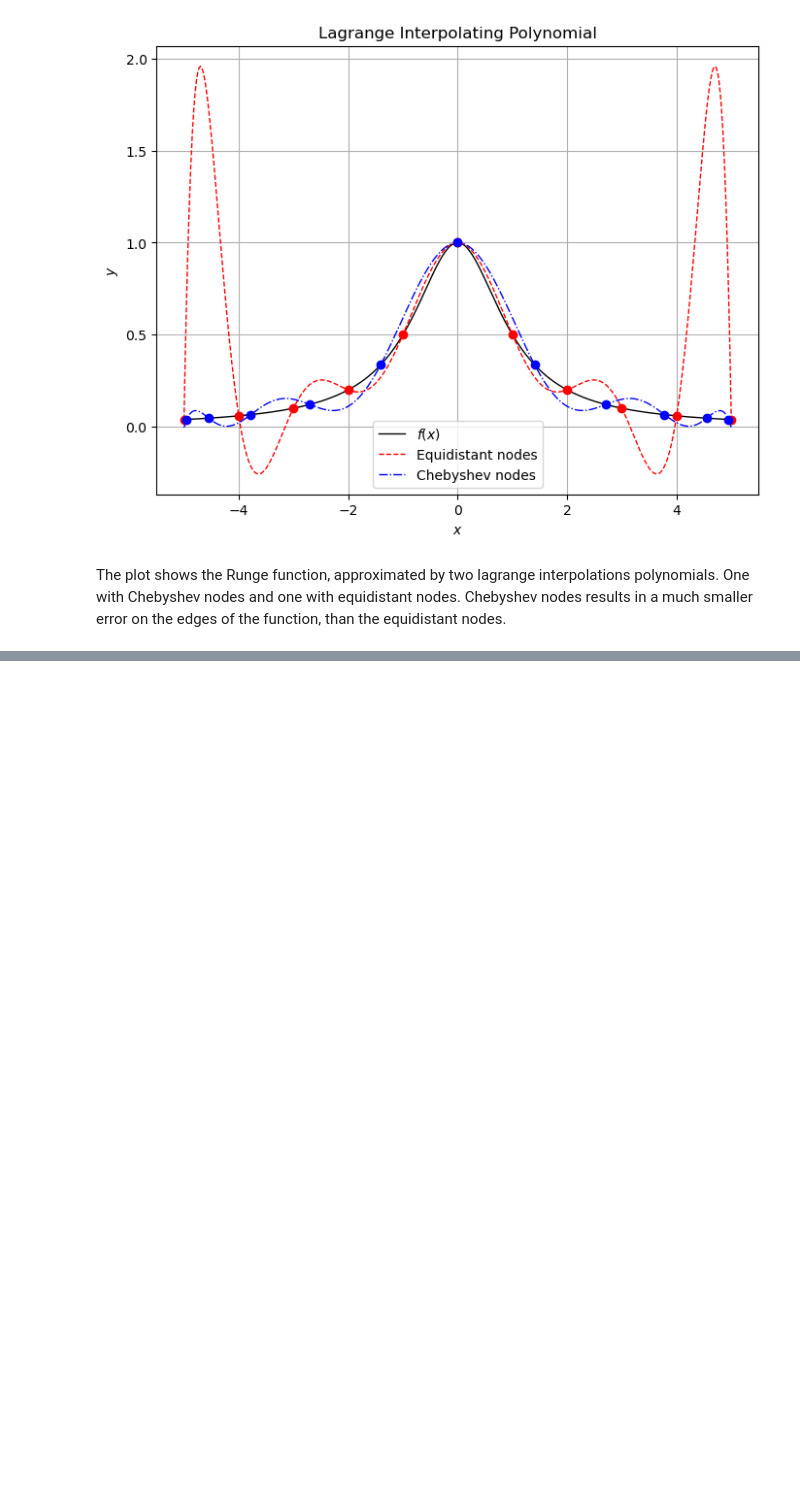
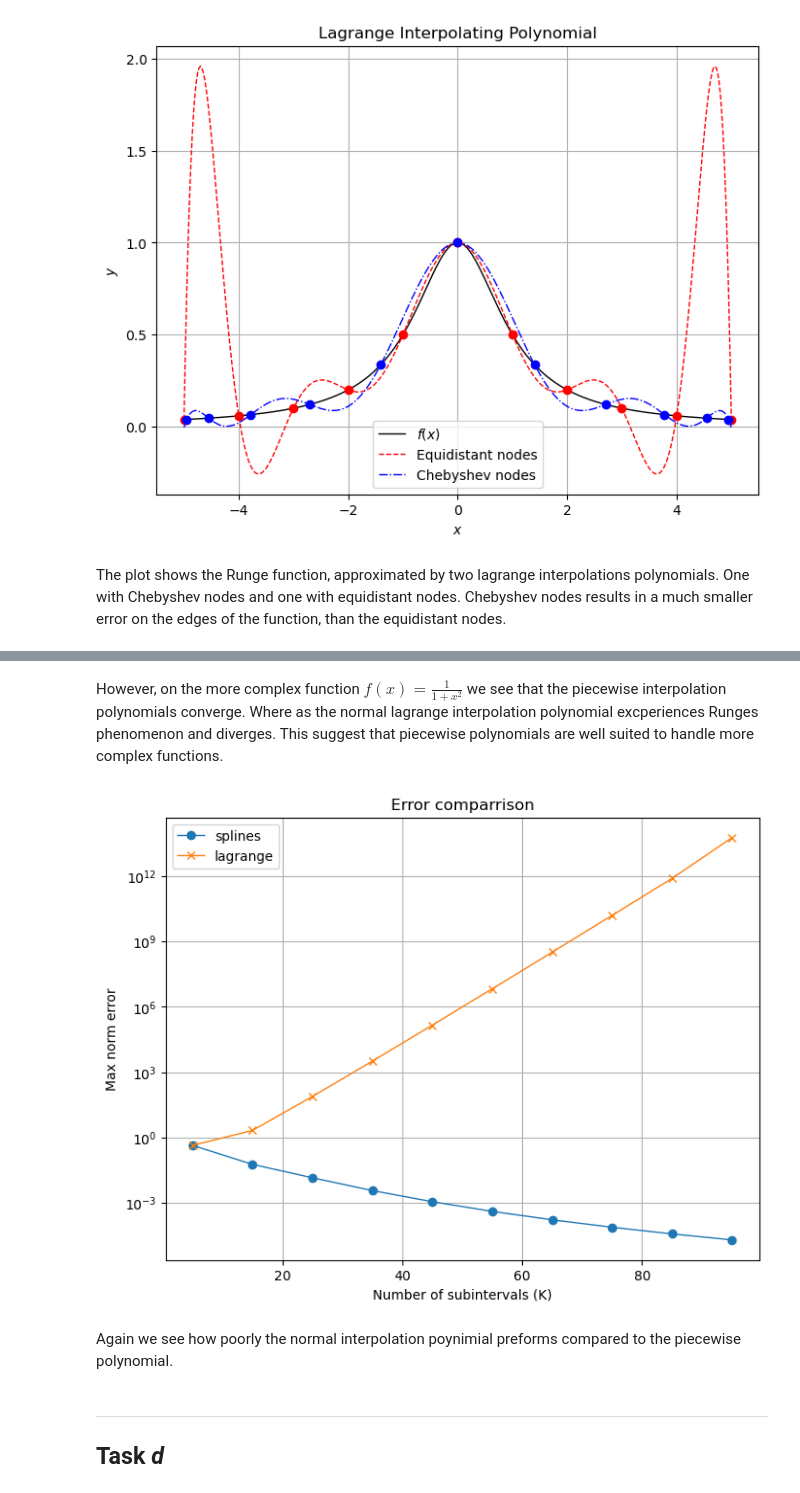
Before and after one commit to Benj181/NTNU-courses, a Jupyter notebook: NumMat/project01/report.ipynb, the cells around one changed output, grey strips where cells are left out. Cells and saved outputs as stored; diff of their text form; code cells hidden in the pictures; blank space fills up the shorter version.

```diff
--- a/NumMat/project01/report.ipynb
+++ b/NumMat/project01/report.ipynb
@@ -257,0 +393,34 @@ The figures show the empirical interpolation error in the $L^\infty$ and $L^2$ n
+# %% [markdown]
+However, on the more complex function $f(x) = \frac {1}{1+x^2}$ we see that the piecewise interpolation polynomials converge. Where as the normal lagrange interpolation polynomial excperiences Runges phenomenon and diverges. This suggest that piecewise polynomials are well suited to handle more complex functions.
+# %%
+a, b = -5, 5 # interval
+f = lambda x: 1 / (1 + x**2) # Runge's function
+
+n = 5
+errs_splines = []
+errs_lagrange = []
+for K in tqdm.tqdm(K_values):
+    errs_splines.append(error_splines(K, n, a, b, f, K*n*100))
+    err, _ = error_lagrange(K*n, a, b, f, nodes_str='equidistant')
+    errs_lagrange.append(err)
+
+errs_splines = np.array(errs_splines)
+errs_lagrange = np.array(errs_lagrange)
+K_values = np.array(K_values)
+plt.semilogy(K_values*n, errs_splines, 'o-' , label=f'splines')
+plt.semilogy(K_values*n, errs_lagrange, 'x-' , label=f'lagrange')
+
+
+plt.xlabel('Number of subintervals (K)')
+plt.ylabel('Max norm error')
+plt.title(r'Error comparrison')
+plt.legend()
+plt.grid(True)
+plt.show()
+# %% [output]
+[figure, added]
+# %% [markdown]
+Again we see how poorly the normal interpolation poynimial preforms compared to the piecewise polynomial.
+# %% [markdown]
+___
+## Task *d*
```
Also changed, not shown: parts of 21 cells of this notebook.
